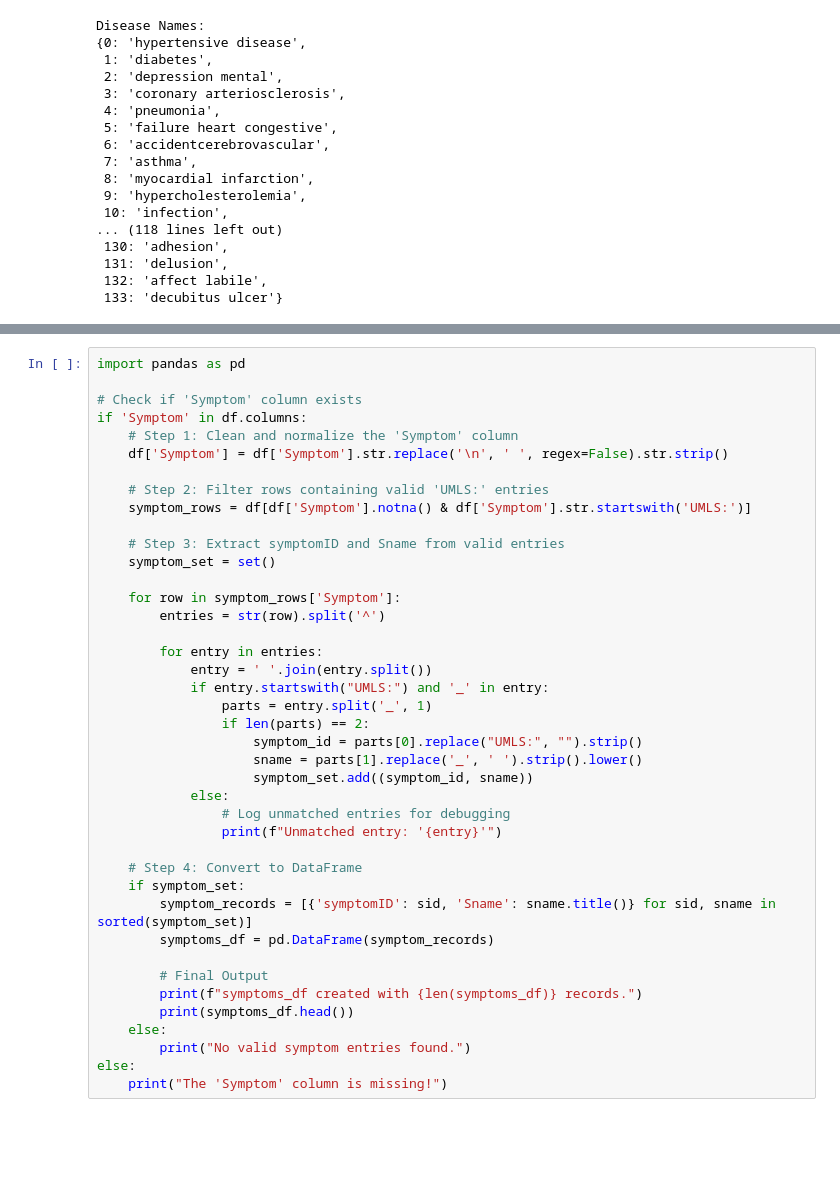
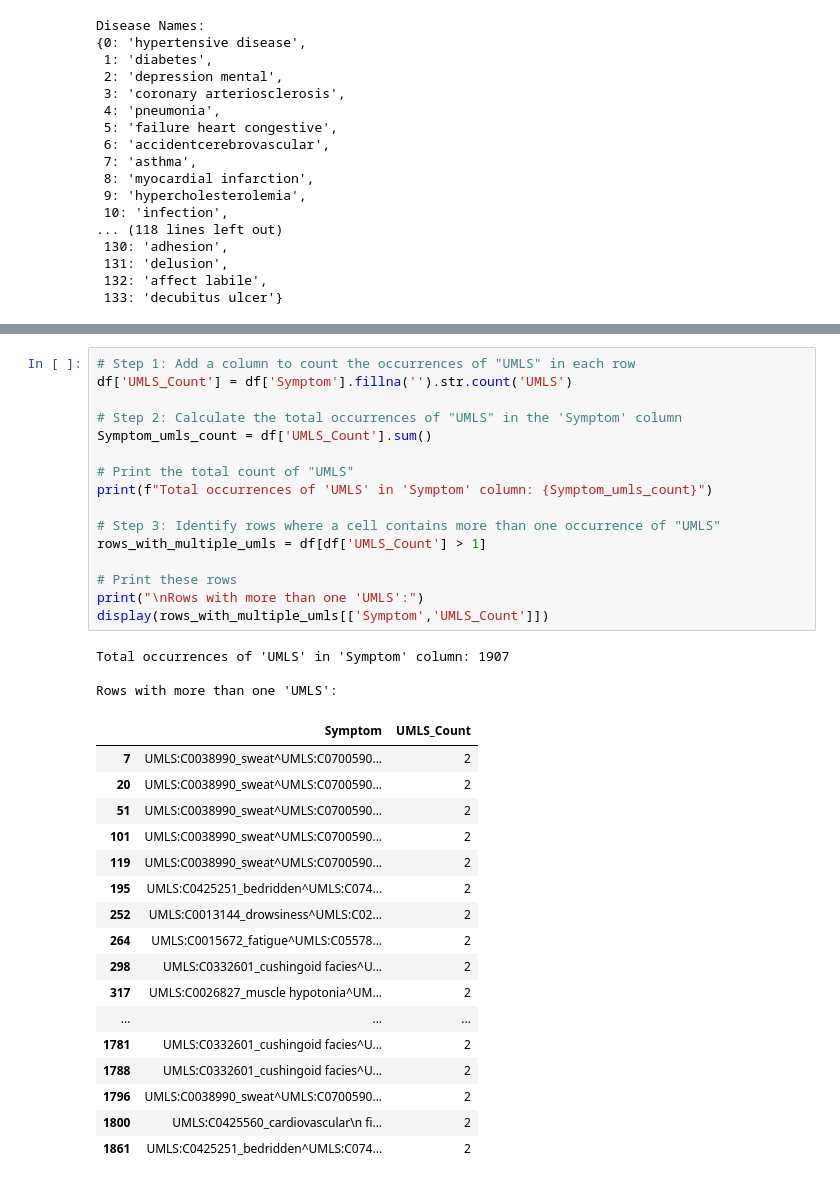
Before and after one commit to Saurabh-Lakhanpal/symptoms-analyzer, a Jupyter notebook: backend/etl.ipynb, the cells around one changed output, grey strips where cells are left out. Cells and saved outputs as stored; diff of their text form; blank space fills up the shorter version.

```diff
--- a/backend/etl.ipynb
+++ b/backend/etl.ipynb
@@ -285,41 +279,37 @@ diseases_df
-# %%
-import pandas as pd
-
-# Check if 'Symptom' column exists
-if 'Symptom' in df.columns:
-    # Step 1: Clean and normalize the 'Symptom' column
-    df['Symptom'] = df['Symptom'].str.replace('\n', ' ', regex=False).str.strip()
-
-    # Step 2: Filter rows containing valid 'UMLS:' entries
-    symptom_rows = df[df['Symptom'].notna() & df['Symptom'].str.startswith('UMLS:')]
-
-    # Step 3: Extract symptomID and Sname from valid entries
-    symptom_set = set()
-
-    for row in symptom_rows['Symptom']:
-        entries = str(row).split('^')
-
-        for entry in entries:
-            entry = ' '.join(entry.split())
-            if entry.startswith("UMLS:") and '_' in entry:
-                parts = entry.split('_', 1)
-                if len(parts) == 2:
-                    symptom_id = parts[0].replace("UMLS:", "").strip()
-                    sname = parts[1].replace('_', ' ').strip().lower()
-                    symptom_set.add((symptom_id, sname))
-            else:
-                # Log unmatched entries for debugging
-                print(f"Unmatched entry: '{entry}'")
-
-    # Step 4: Convert to DataFrame
-    if symptom_set:
-        symptom_records = [{'symptomID': sid, 'Sname': sname.title()} for sid, sname in sorted(symptom_set)]
-        symptoms_df = pd.DataFrame(symptom_records)
-
-        # Final Output
-        print(f"symptoms_df created with {len(symptoms_df)} records.")
-        print(symptoms_df.head())
-    else:
-        print("No valid symptom entries found.")
-else:
-    print("The 'Symptom' column is missing!")
+# %%
+# Step 1: Add a column to count the occurrences of "UMLS" in each row
+df['UMLS_Count'] = df['Symptom'].fillna('').str.count('UMLS')
+
+# Step 2: Calculate the total occurrences of "UMLS" in the 'Symptom' column
+Symptom_umls_count = df['UMLS_Count'].sum()
+
+# Print the total count of "UMLS"
+print(f"Total occurrences of 'UMLS' in 'Symptom' column: {Symptom_umls_count}")
+
+# Step 3: Identify rows where a cell contains more than one occurrence of "UMLS"
+rows_with_multiple_umls = df[df['UMLS_Count'] > 1]
+
+# Print these rows
+print("\nRows with more than one 'UMLS':")
+display(rows_with_multiple_umls[['Symptom','UMLS_Count']])
+# %% [output]
+Total occurrences of 'UMLS' in 'Symptom' column: 1907
+
+Rows with more than one 'UMLS':
+|  | Symptom | UMLS_Count |
+| 7 | UMLS:C0038990_sweat^UMLS:C0700590... | 2 |
+| 20 | UMLS:C0038990_sweat^UMLS:C0700590... | 2 |
+| 51 | UMLS:C0038990_sweat^UMLS:C0700590... | 2 |
+| 101 | UMLS:C0038990_sweat^UMLS:C0700590... | 2 |
+| 119 | UMLS:C0038990_sweat^UMLS:C0700590... | 2 |
+| 195 | UMLS:C0425251_bedridden^UMLS:C074... | 2 |
+| 252 | UMLS:C0013144_drowsiness^UMLS:C02... | 2 |
+| 264 | UMLS:C0015672_fatigue^UMLS:C05578... | 2 |
+| 298 | UMLS:C0332601_cushingoid facies^U... | 2 |
+| 317 | UMLS:C0026827_muscle hypotonia^UM... | 2 |
+| ... | ... | ... |
+| 1781 | UMLS:C0332601_cushingoid facies^U... | 2 |
+| 1788 | UMLS:C0332601_cushingoid facies^U... | 2 |
+| 1796 | UMLS:C0038990_sweat^UMLS:C0700590... | 2 |
+| 1800 | UMLS:C0425560_cardiovascular\n fi... | 2 |
+| 1861 | UMLS:C0425251_bedridden^UMLS:C074... | 2 |
```
Also changed, not shown: parts of 9 cells of this notebook.
